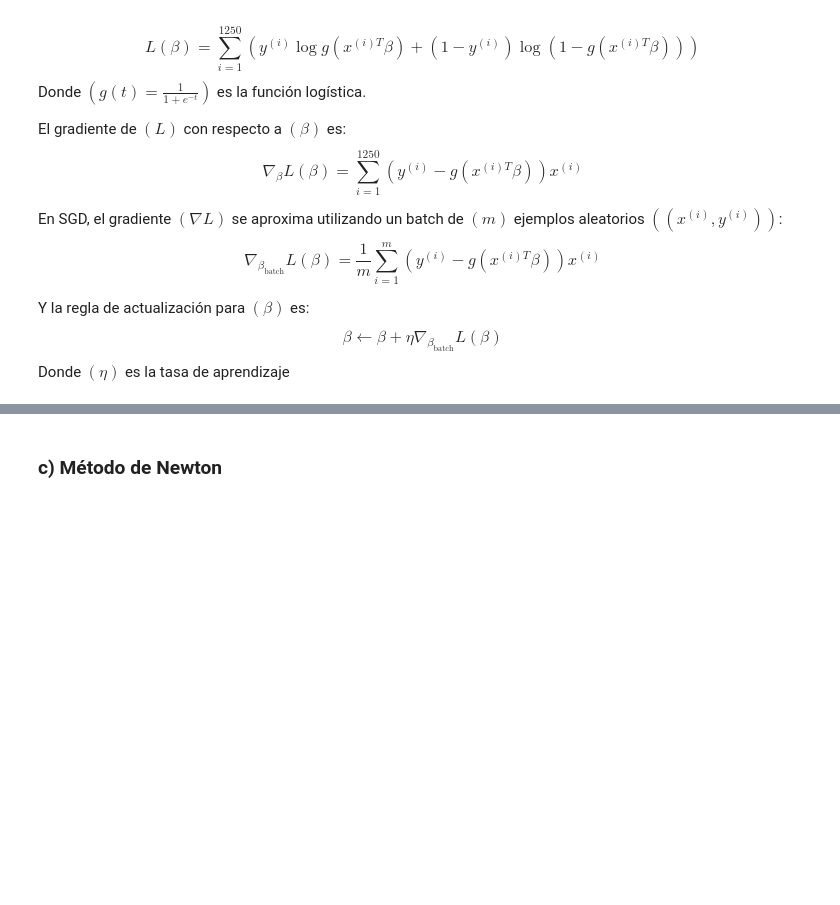
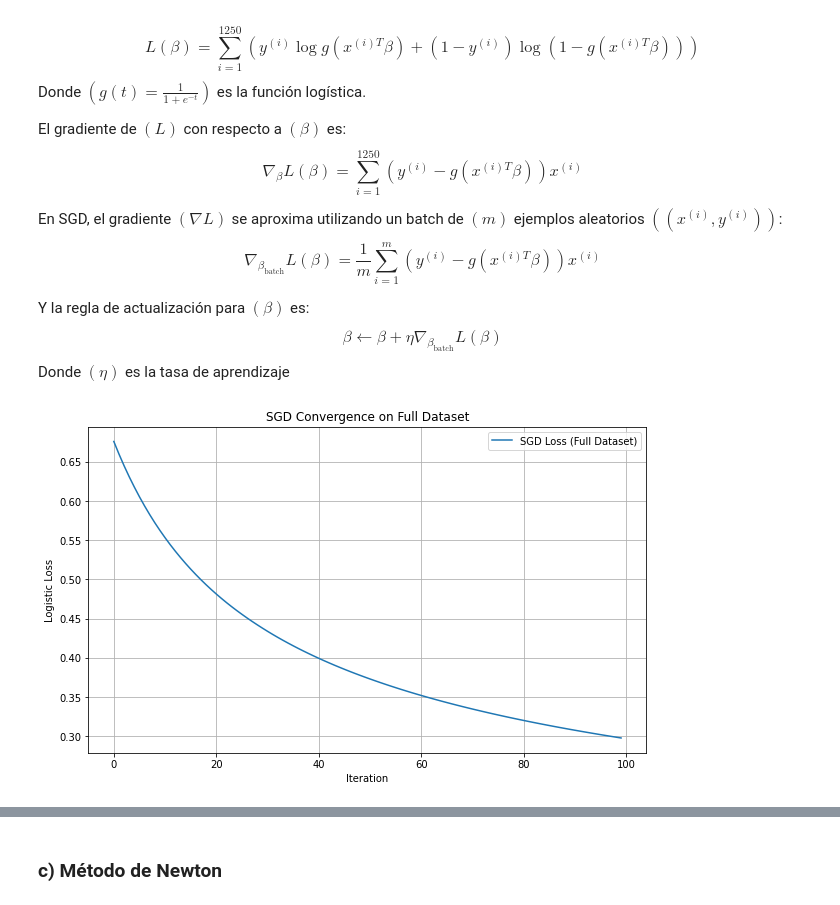
Before and after one commit to hugoferquiroz/Algebra_Optimization_uni_exam, a Jupyter notebook: Proyecto_Final_Optimizacion.ipynb, the cells around one changed output, grey strips where cells are left out. Cells and saved outputs as stored; diff of their text form; code cells hidden in the pictures; blank space fills up the shorter version.

```diff
--- a/Proyecto_Final_Optimizacion.ipynb
+++ b/Proyecto_Final_Optimizacion.ipynb
@@ -505,3 +505,57 @@ $$
 \beta \leftarrow \beta + \eta \nabla_{\beta_{\text{batch}}} L(\beta)
 $$
 Donde $(\eta)$ es la tasa de aprendizaje
+# %%
+# Función de la sigmoide
+def sigmoid(z):
+    return 1 / (1 + np.exp(-z))
+
+# Función para calcular el gradiente
+def compute_gradient(X, y, beta):
+    predictions = sigmoid(X @ beta)
+    errors = y - predictions
+    gradient = -X.T @ errors / len(X)
+    return gradient, errors
+
+# Parámetros del SGD
+eta = 0.01  # Tasa de aprendizaje
+n_iterations = 100
+batch_size = 100
+n_batches = int(np.ceil(len(X) / batch_size))
+
+# Inicialización de beta
+beta = np.zeros(X.shape[1])
+
+# Para almacenar el progreso de la pérdida
+loss_progress = []
+
+# Algoritmo SGD utilizando todo el dataset
+for iteration in range(n_iterations):
+    indices = np.random.permutation(len(X))
+    X_shuffled = X[indices]
+    y_shuffled = y[indices]
+
+    for i in range(n_batches):
+        xi = X_shuffled[i * batch_size:(i + 1) * batch_size]
+        yi = y_shuffled[i * batch_size:(i + 1) * batch_size]
+
+        gradient, _ = compute_gradient(xi, yi, beta)
+        beta -= eta * gradient
+
+    # Cálculo de la pérdida logística con todo el dataset
+    _, batch_errors = compute_gradient(X, y, beta)
+    loss = -np.mean(y * np.log(sigmoid(X @ beta) + 1e-10) +
+                    (1 - y) * np.log(1 - sigmoid(X @ beta) + 1e-10))
+    loss_progress.append(loss)
+
+# Graficar la convergencia del modelo con todo el dataset
+plt.figure(figsize=(10, 6))
+plt.plot(loss_progress, label='SGD Loss (Full Dataset)')
+plt.xlabel('Iteration')
+plt.ylabel('Logistic Loss')
+plt.title('SGD Convergence on Full Dataset')
+plt.legend()
+plt.grid(True)
+plt.show()
+# %% [output]
+[figure, added]
```
Also changed, not shown: parts of 2 cells of this notebook.
